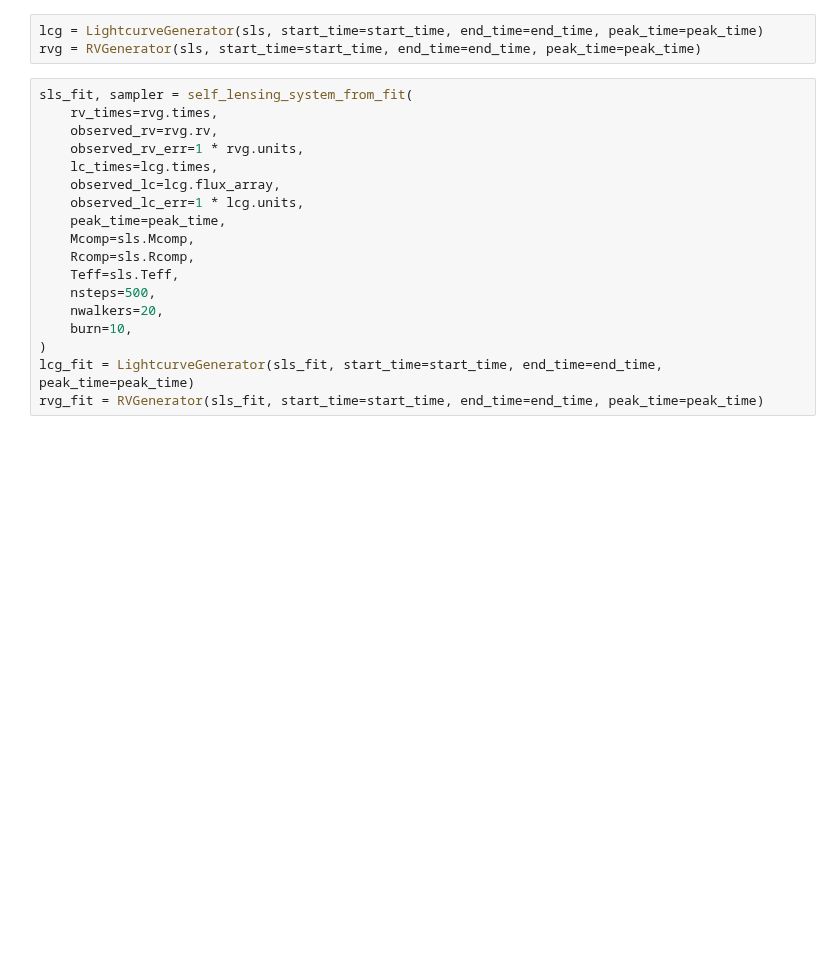
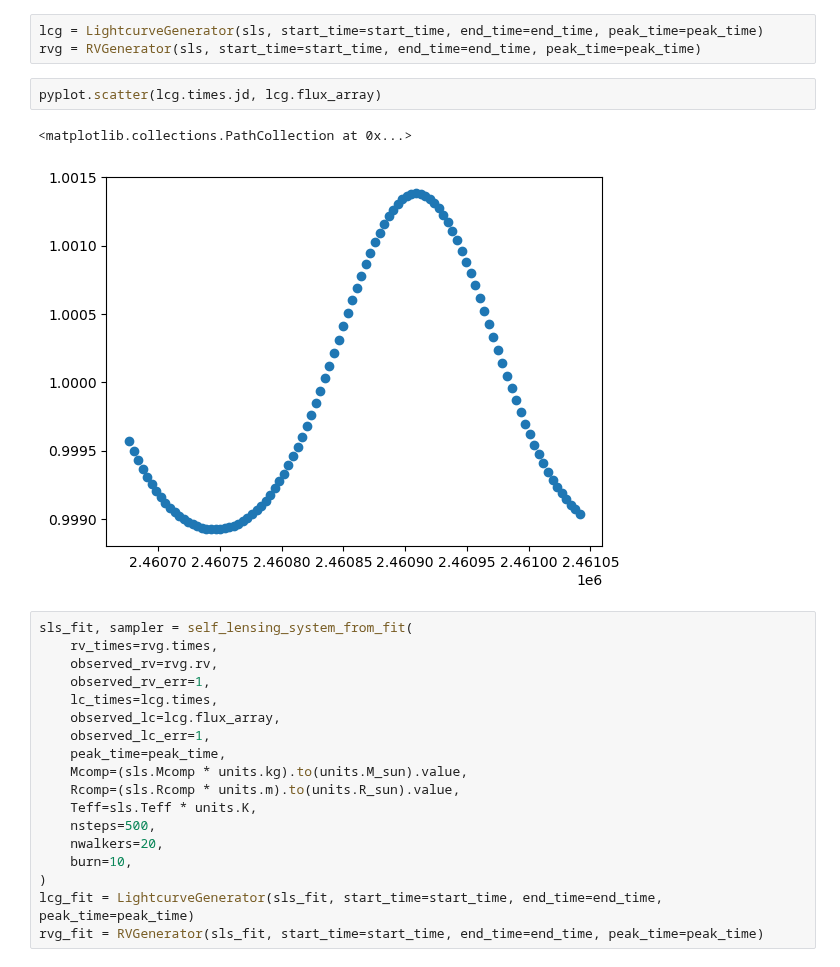
Before and after one commit to COBALT-lensing/py-self-lensing, a Jupyter notebook: demo.ipynb, the cells around one changed output. Saved outputs shown, nothing was run; the diff lists cells and outputs as text; blank space fills up the shorter version.

```diff
--- a/demo.ipynb
+++ b/demo.ipynb
@@ -25,18 +25,23 @@ peak_time = Time("2025-06-01")
 # %%
 lcg = LightcurveGenerator(sls, start_time=start_time, end_time=end_time, peak_time=peak_time)
 rvg = RVGenerator(sls, start_time=start_time, end_time=end_time, peak_time=peak_time)
+# %%
+pyplot.scatter(lcg.times.jd, lcg.flux_array)
+# %% [output]
+<matplotlib.collections.PathCollection at 0x...>
+[figure, added]
 # %%
 sls_fit, sampler = self_lensing_system_from_fit(
     rv_times=rvg.times,
     observed_rv=rvg.rv,
-    observed_rv_err=1 * rvg.units,
+    observed_rv_err=1,
     lc_times=lcg.times,
     observed_lc=lcg.flux_array,
-    observed_lc_err=1 * lcg.units,
+    observed_lc_err=1,
     peak_time=peak_time,
-    Mcomp=sls.Mcomp,
-    Rcomp=sls.Rcomp,
-    Teff=sls.Teff,
+    Mcomp=(sls.Mcomp * units.kg).to(units.M_sun).value,
+    Rcomp=(sls.Rcomp * units.m).to(units.R_sun).value,
+    Teff=sls.Teff * units.K,
     nsteps=500,
     nwalkers=20,
     burn=10,
```
Also changed, not shown: parts of 7 cells of this notebook, 3 other files.
